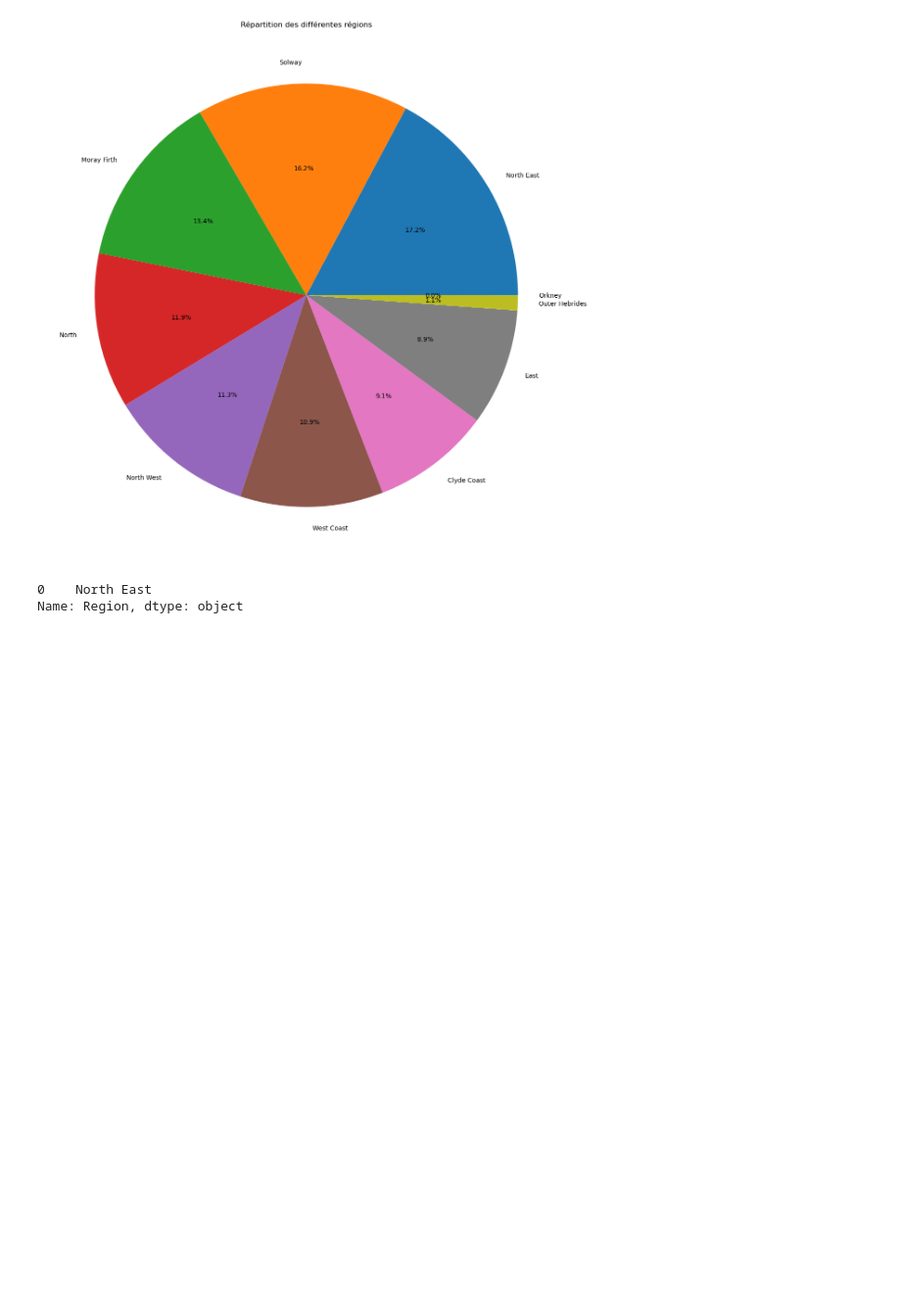
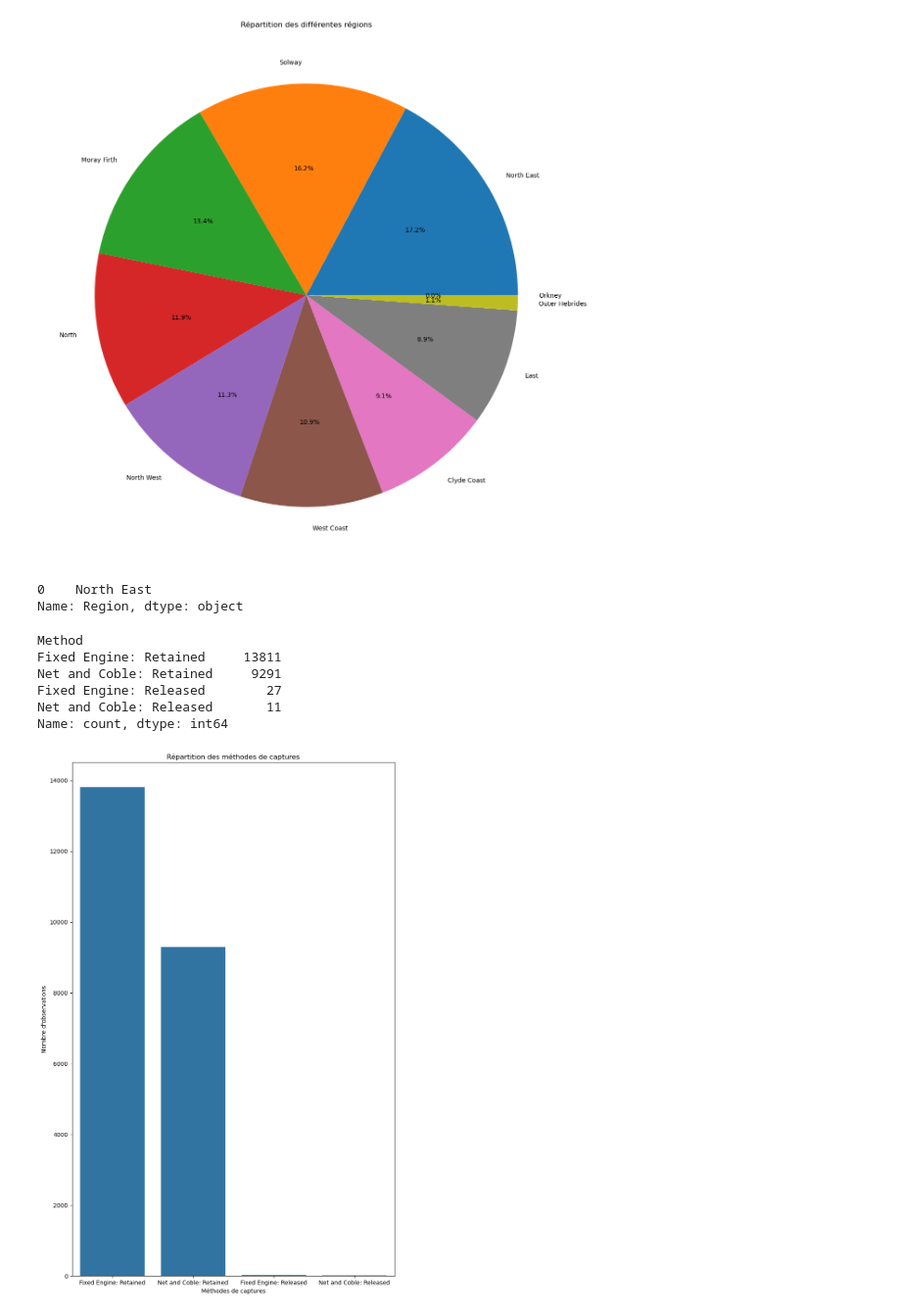
Before and after one commit to F1golfin/projet_stat, a Jupyter notebook: Etude_statistique_Saumons.ipynb, the cells around one changed output. Shown at 98% size. Cells and saved outputs as stored; diff of their text form; code cells hidden in the pictures; blank space fills up the shorter version.

```diff
--- a/Etude_statistique_Saumons.ipynb
+++ b/Etude_statistique_Saumons.ipynb
@@ -531,0 +538,22 @@ Name: Region, dtype: object
+# %%
+# Nombre d'occurrences par catégorie
+saumons["Method"].value_counts()
+# %% [output]
+Method
+Fixed Engine: Retained     13811
+Net and Coble: Retained     9291
+Fixed Engine: Released        27
+Net and Coble: Released       11
+Name: count, dtype: int64
+# %%
+# On trace ensuite un histogramme pour visualiser la répartition
+import matplotlib.pyplot as plt
+import seaborn as sns
+plt.figure(figsize=(10,16))
+ax = sns.countplot(x=saumons["Method"], order=saumons["Method"].value_counts().index)
+plt.xlabel("Méthodes de captures")
+plt.ylabel("Nombre d'observations")
+plt.title("Répartition des méthodes de captures")
+plt.show()
+# %% [output]
+[figure, added]
```
Also changed, not shown: parts of 9 cells of this notebook.
